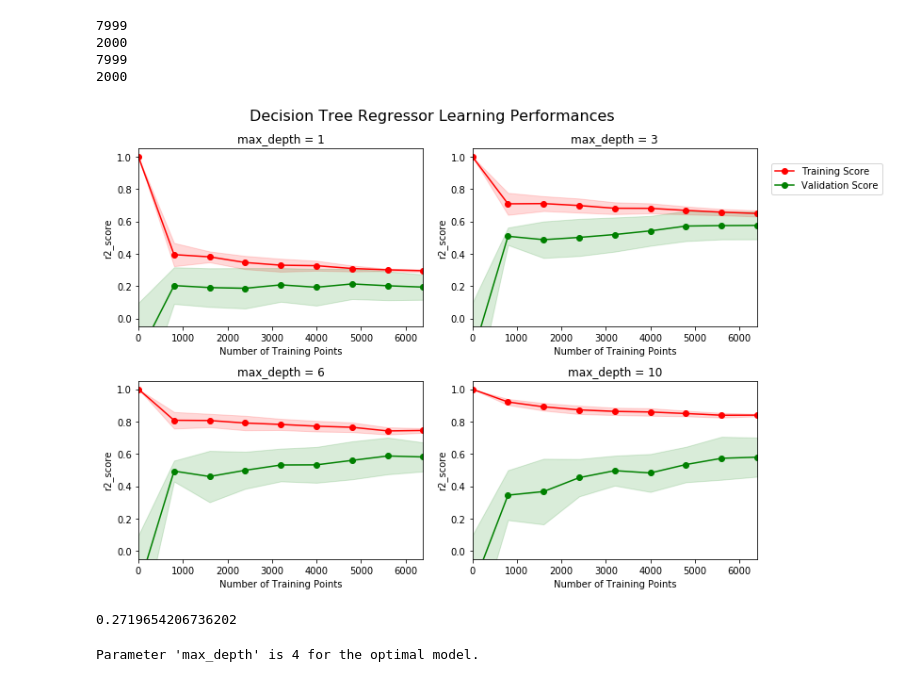
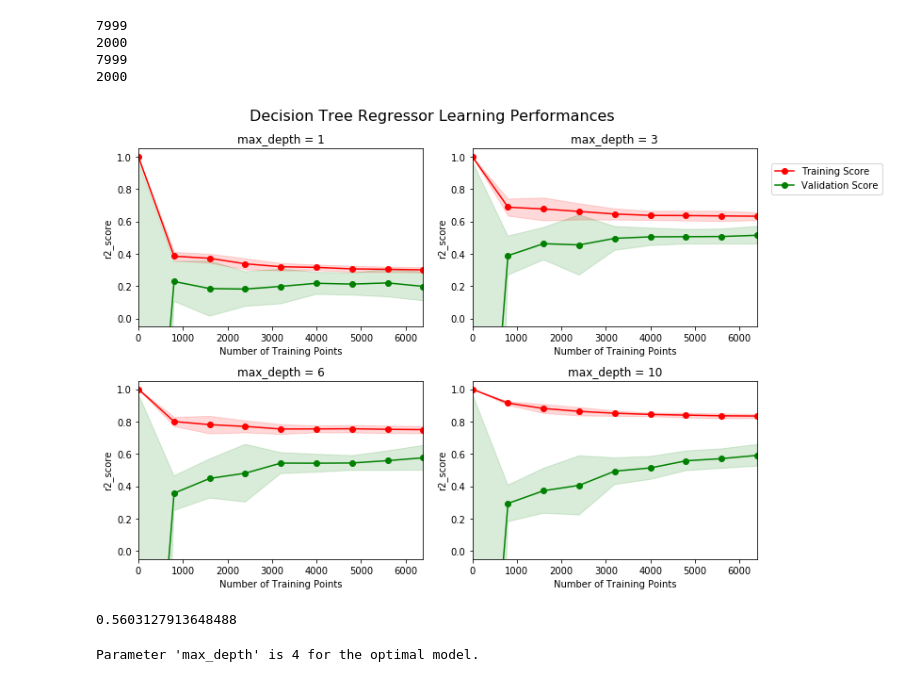
Before and after one commit to le773/PythonDebug, a Jupyter notebook: P5/boston_housing.ipynb, the cells around one changed output. Cells and saved outputs as stored; diff of their text form; code cells hidden in the pictures.

```diff
--- a/P5/boston_housing.ipynb
+++ b/P5/boston_housing.ipynb
@@ -657,22 +658,22 @@ data.head()
 # %%
 # 数据分割与重排
 # 提示： 导入train_test_split
-from sklearn.cross_validation import train_test_split
-X_train, X_test, y_train, y_test = train_test_split(data[['Area','Room','School','Year']],
+from sklearn.model_selection import train_test_split
+X_train_bj, X_test_bj, y_train_bj, y_test_bj = train_test_split(data[['Area','Room','School','Year']],
                                                     data['Value'],
-                                                    test_size=0.2)
-print len(X_train)
-print len(X_test)
-print len(y_train)
-print len(y_test)
+                                                    test_size=0.2, random_state=60)
+print len(X_train_bj)
+print len(X_test_bj)
+print len(y_train_bj)
+print len(y_test_bj)
 # %% [output]
 7999
 2000
 7999
 2000
 # %%
-vs.ModelLearning(X_train, y_train)
+vs.ModelLearning(X_train_bj, y_train_bj)
 # %% [output]
-[figure, old version]
+[figure, new version]
 # %%
 # 基于训练数据，获得最优模型
@@ -680,9 +681,9 @@ bj_reg = fit_model3(X_train, y_train)
 # %%
-y_predict = bj_reg.predict(X_test)
-r2 = performance_metric2(y_test, y_predict)
+y_predict_bj = bj_reg.predict(X_test_bj)
+r2 = performance_metric2(y_test_bj, y_predict_bj)
 r2
 # %% [output]
-0.2719654206736202
+0.5603127913648488
 # %%
 print "Parameter 'max_depth' is {} for the optimal model.".format(bj_reg.get_params()['max_depth'])
 # %% [output]
```
Also changed, not shown: parts of 21 cells of this notebook, 2 other files.
